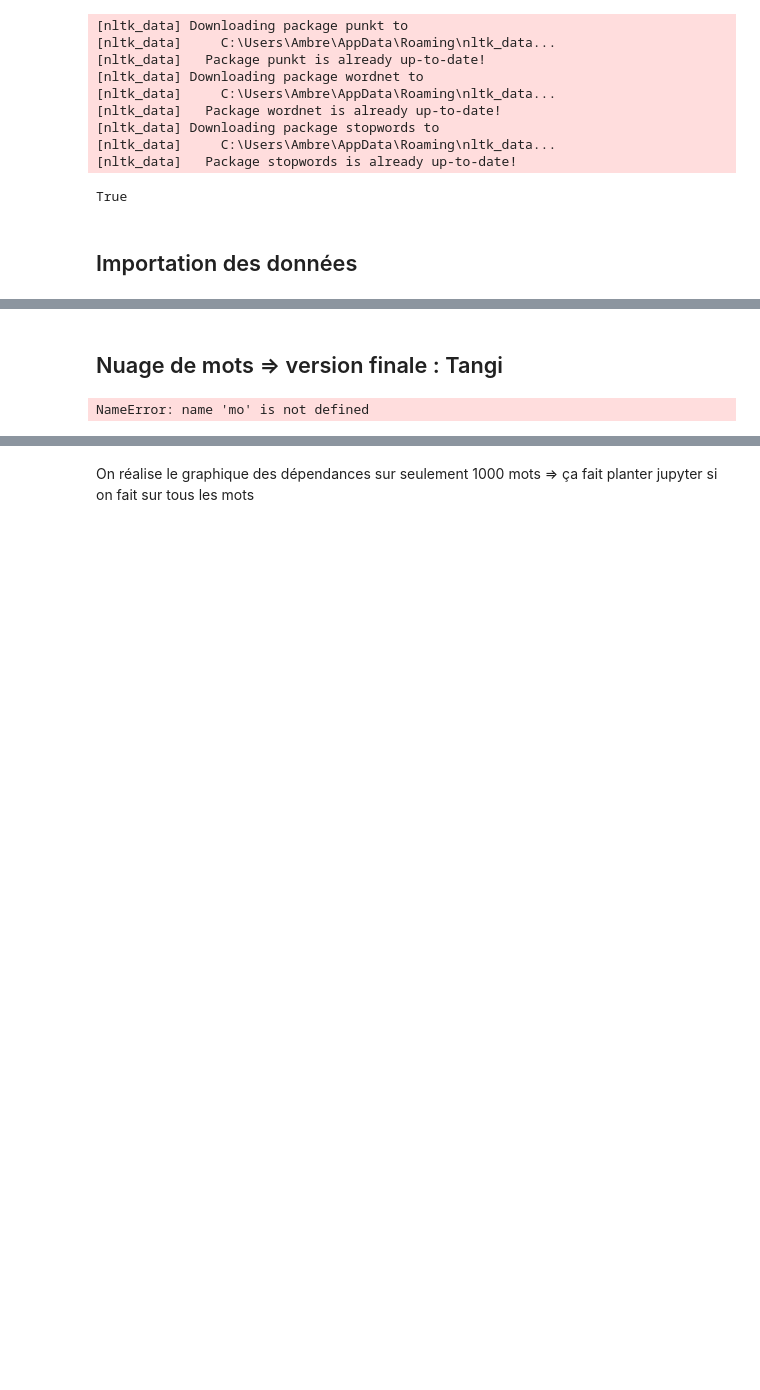
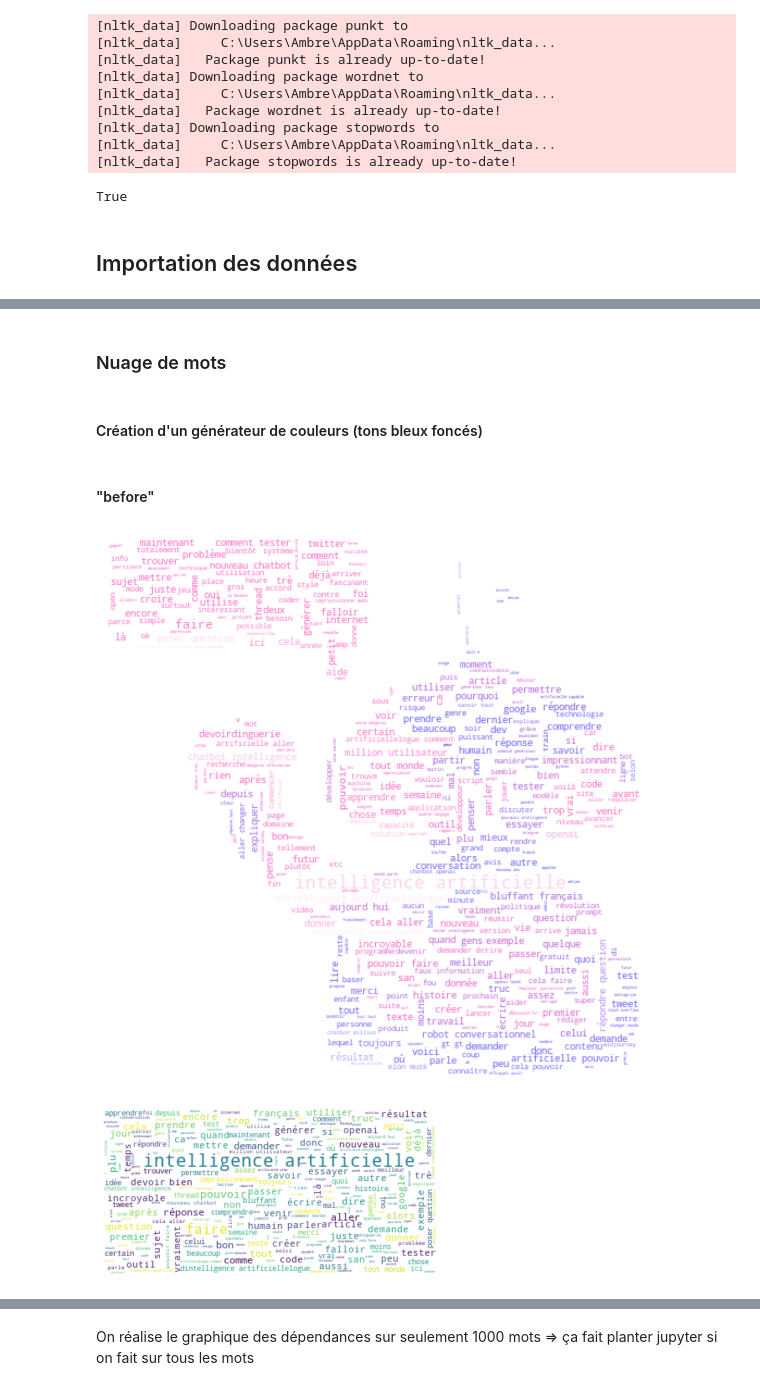
Before and after one commit to AmbreBebin/ProjetTextMining, a Jupyter notebook: Analyse fréquence et contexte d'apparition.ipynb, the cells around one changed output, grey strips where cells are left out. Cells and saved outputs as stored; diff of their text form; code cells hidden in the pictures; blank space fills up the shorter version.

```diff
--- a/Analyse fréquence et contexte d'apparition.ipynb
+++ b/Analyse fréquence et contexte d'apparition.ipynb
@@ -68,14 +78,4 @@ for element in df_before['Tweet']:
 # %% [markdown]
-## Nuage de mots => version finale : Tangi
+### Nuage de mots
-# %%
-tokens_now = mots_now.copy()
-tokens_before = mo
-
-mask = np.array(Image.open("C:/Users/Ambre/Downloads/ProjetTextMining-dev/ProjetTextMining-dev/twi5.png"))
-wordcloud = WordCloud(mask=mask, background_color="white", color_func = None).generate_from_frequencies(dict(zip(tokens, [1]*len(tokens))))
-image_colors = ImageColorGenerator(mask)
-plt.imshow(wordcloud,interpolation="bilinear")
-plt.axis("off")
-plt.show()
-# %% [output]
-NameError: name 'mo' is not defined
+# %% [markdown]
+#### Création d'un générateur de couleurs (tons bleux foncés)
@@ -81,0 +86,31 @@ NameError: name 'mo' is not defined
+# %% [markdown]
+#### "before"
+# %%
+# chargement de l'image
+mask = np.array(Image.open("robot.png"))
+image_colors = ImageColorGenerator(mask)
+
+# création du nuage de mots
+wc = WordCloud(background_color="white", max_words=50000, mask=mask)
+wc.generate(" ".join(mots_before))
+
+# affichage du nuage de mots
+fig, ax = plt.subplots(figsize=(10, 10))
+ax.imshow(wc.recolor(color_func=image_colors), interpolation="bilinear")
+ax.axis("off")
+plt.savefig("Wordcloud_before_robot.png")
+plt.show()
+
+# Nuage de mots classique
+cloud_generator = WordCloud(background_color='white',
+                            random_state=1)
+
+wordcloud_image = WordCloud(background_color="white", max_words=20000)
+wordcloud_image.generate(" ".join(mots_before))
+plt.imshow(wordcloud_image, interpolation="bilinear")
+plt.axis("off")
+plt.savefig("Wordcloud_before.png")
+plt.show()
+# %% [output]
+[figure, added]
+[figure, added]
```
Also changed, not shown: parts of 50 cells of this notebook.
